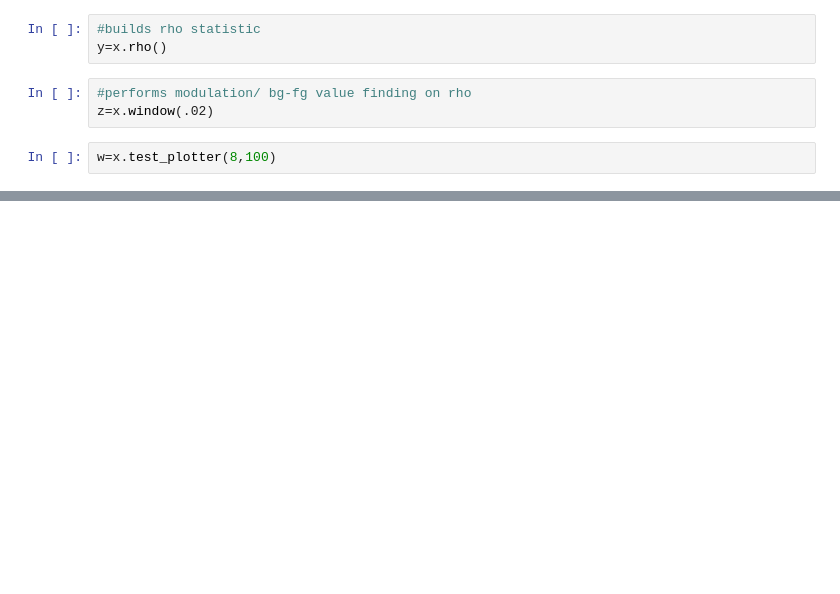
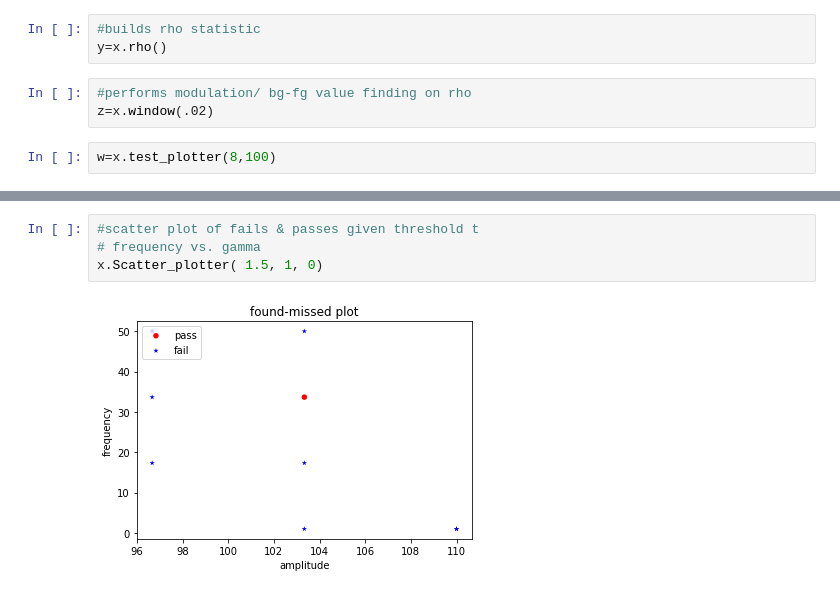
Before and after one commit to mickbrawler/Waveforms, a Jupyter notebook: Onsource_Analysis.ipynb, the cells around one changed output, grey strips where cells are left out. Drawn from its saved outputs; the diff is of its cells as text; blank space fills up the shorter version.

```diff
--- a/Onsource_Analysis.ipynb
+++ b/Onsource_Analysis.ipynb
@@ -546,0 +498,6 @@ plt.show()
+# %%
+#scatter plot of fails & passes given threshold t
+# frequency vs. gamma
+x.Scatter_plotter( 1.5, 1, 0)
+# %% [output]
+[figure, added]
```
Also changed, not shown: parts of 8 cells of this notebook.
